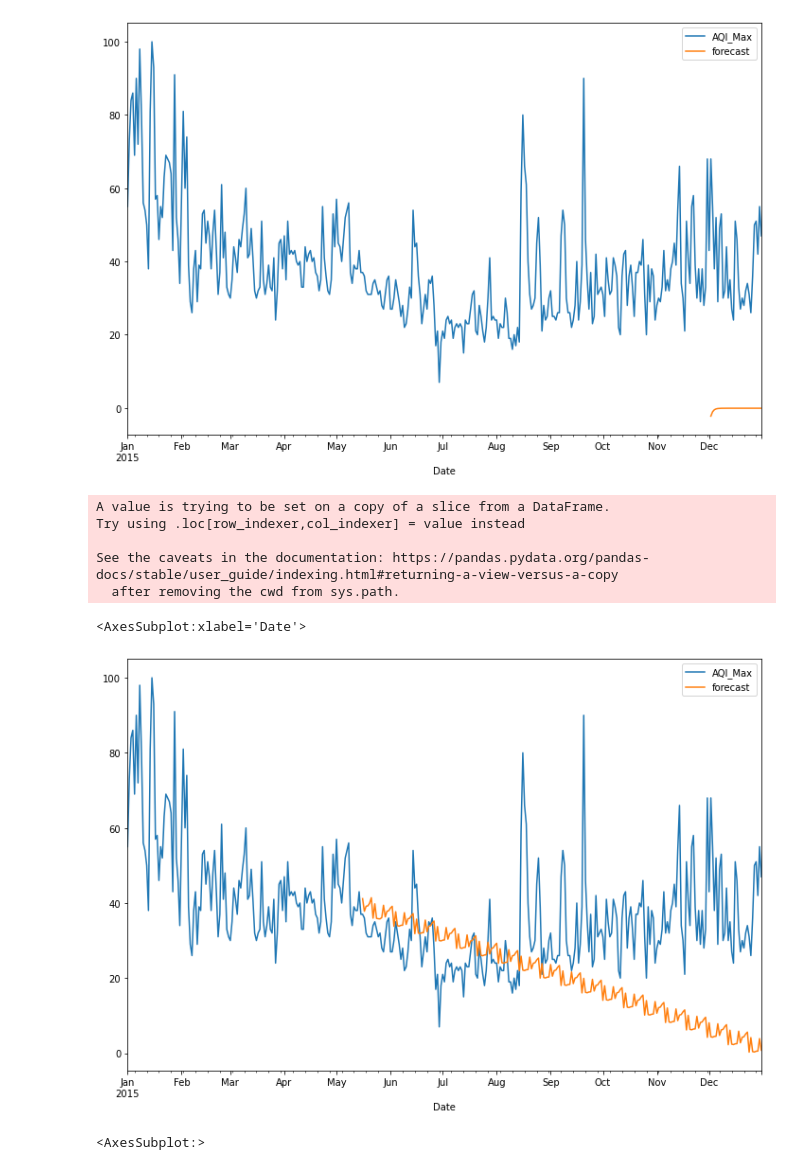
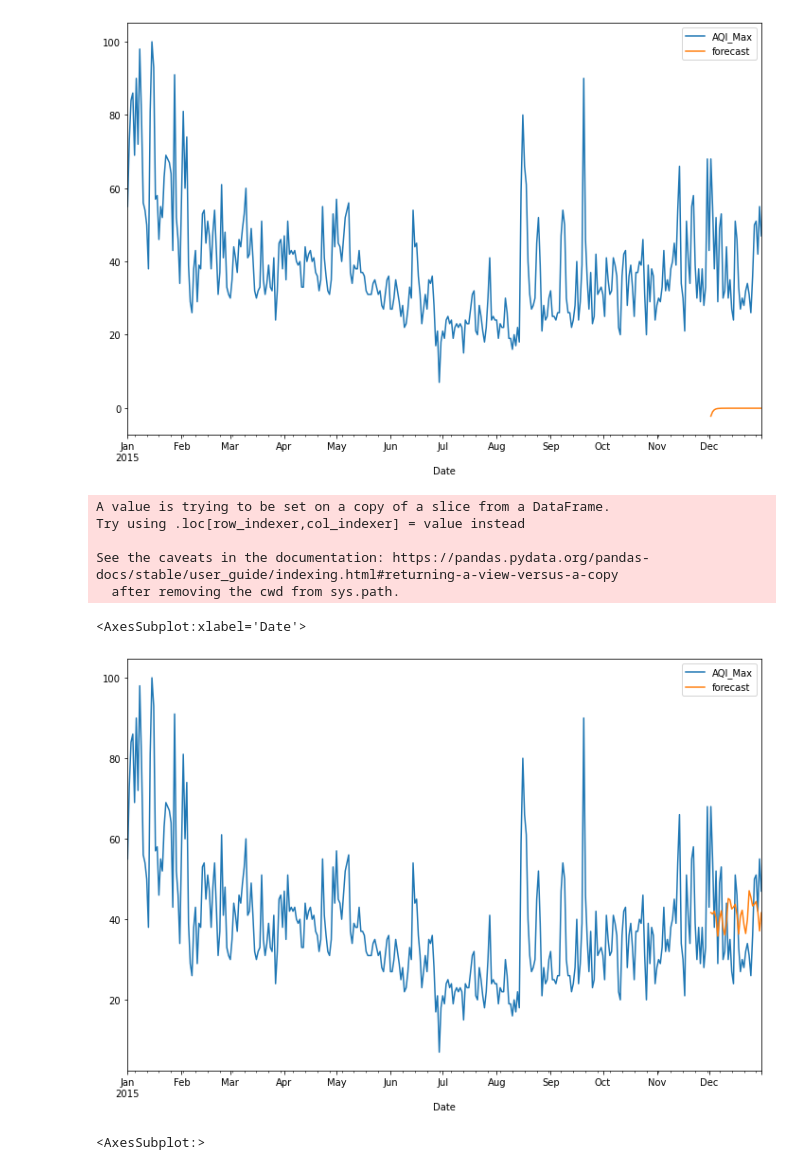
Before and after one commit to a56k/Final_Project_AQI_Level_SF, a Jupyter notebook: NataliaV/ML_Model/Time_Series_MODELING.ipynb, the cells around one changed output. Cells and saved outputs as stored; diff of their text form; code cells hidden in the pictures.

```diff
--- a/NataliaV/ML_Model/Time_Series_MODELING.ipynb
+++ b/NataliaV/ML_Model/Time_Series_MODELING.ipynb
@@ -199,17 +199,17 @@ See the caveats in the documentation: https://pandas.pydata.org/pandas-docs/stab
 # %%
 import statsmodels.api as sm
 model=sm.tsa.statespace.SARIMAX(df['AQI_Max'],order=(1, 1, 1),seasonal_order=(1,1,1,12))
 results=model.fit()
-df['forecast']=results.predict(start=135,end=365,dynamic=True)
+df['forecast']=results.predict(start=335,end=365,dynamic=True)
 df[['AQI_Max','forecast']].plot(figsize=(12,8))
 # %% [output]
 A value is trying to be set on a copy of a slice from a DataFrame.
 Try using .loc[row_indexer,col_indexer] = value instead
 
 See the caveats in the documentation: https://pandas.pydata.org/pandas-docs/stable/user_guide/indexing.html#returning-a-view-versus-a-copy
   after removing the cwd from sys.path.
 <AxesSubplot:xlabel='Date'>
-[figure, old version]
+[figure, new version]
 # %%
 from pandas.tseries.offsets import DateOffset
 future_dates=[df.index[-1]+ DateOffset(days=x)for x in range(0,1825)]
```
Also changed, not shown: parts of 1 cell of this notebook, 6 other files.
